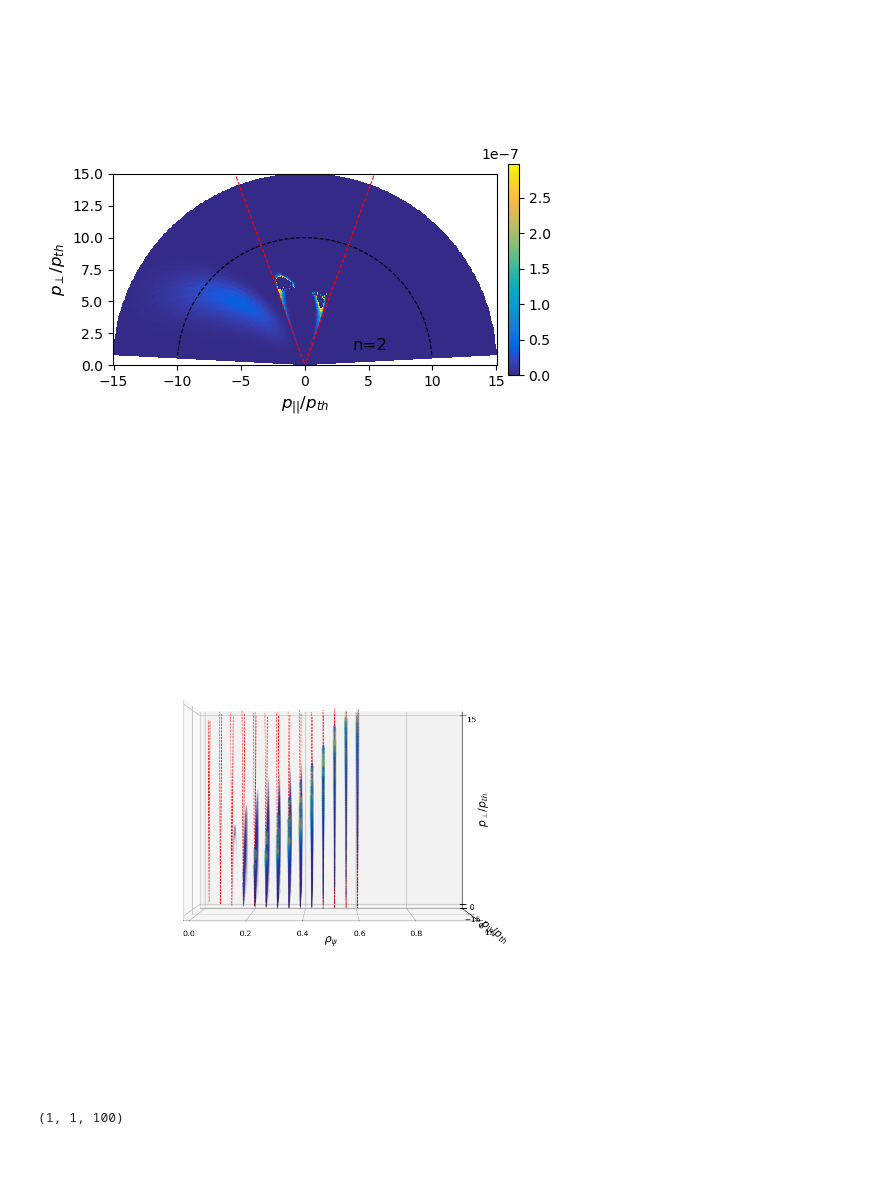
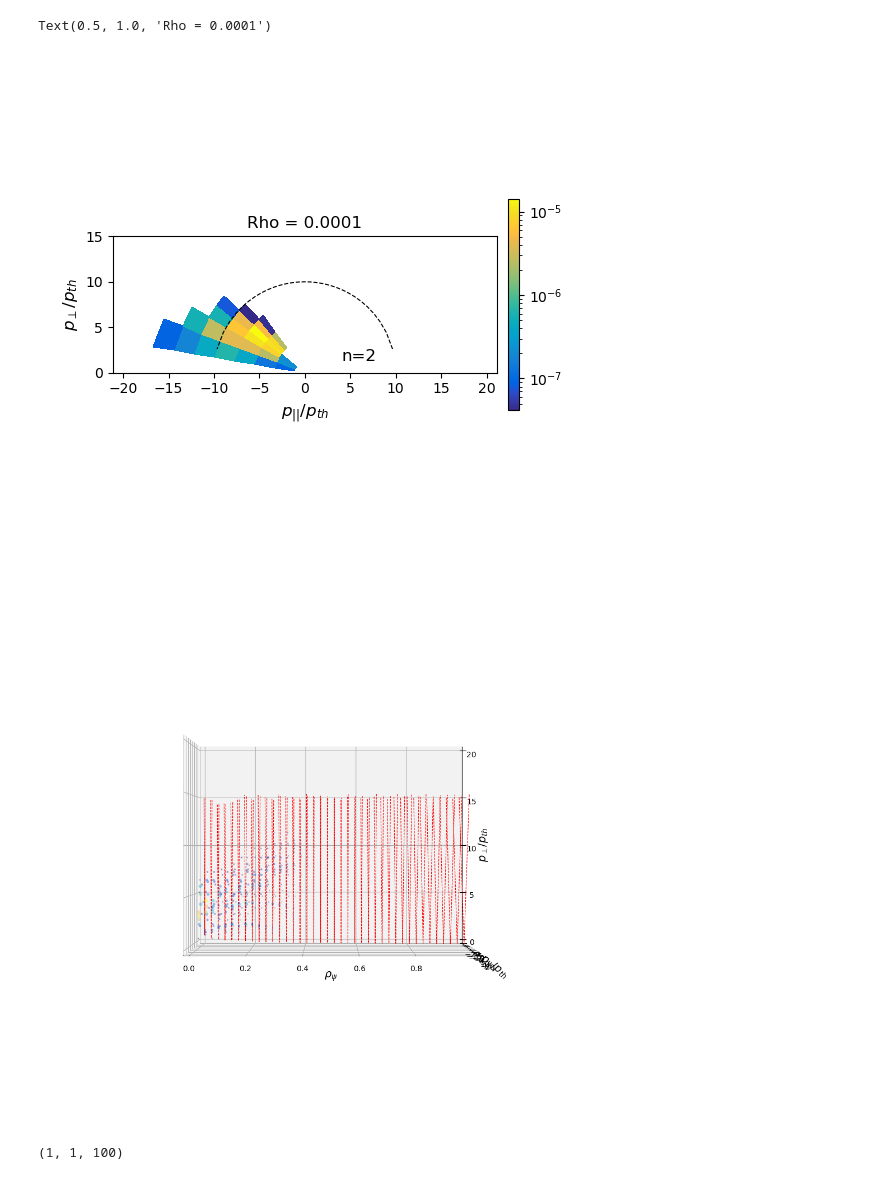
Before and after one commit to EwoutDevlaminck/WKBacca_QL, a Jupyter notebook: Analysis.ipynb, the cells around one changed output. Saved outputs shown, nothing was run; the diff lists cells and outputs as text; code cells hidden in the pictures.

```diff
--- a/Analysis.ipynb
+++ b/Analysis.ipynb
@@ -90,7 +88,7 @@ Ppar, Pper = Pnorm*Ksi0, Pnorm*np.sqrt(1-Ksi0**2)
 
 PPAR = np.tile(Ppar, (len(psi), 1, 1))
 PPER = np.tile(Pper, (len(psi), 1, 1))
-KSI = np.tile(Ksi0, (len(psi), 1, 1))
+KSI0 = np.tile(Ksi0, (len(psi), 1, 1))
 
 RHO = np.tile(np.sqrt(psi.T), (len(p_norm), len(ksi0_h), 1)).T
 
@@ -100,5 +98,5 @@ print(QL_bounce_nofluct.shape)
 print(PPER.shape)
 print(PPAR.shape)
 print(RHO.shape)
-print(KSI.shape)
+print(KSI0.shape)
 # %% [output]
@@ -110,5 +108,5 @@ print(KSI.shape)
 # %%
-QL_bounce_nofluct = QL_bounce_nofluct*(1-KSI**2) # D_rf_pp, DKE 4.298
+QL_bounce_nofluct = QL_bounce_nofluct*(1-KSI0**2) # D_rf_pp, DKE 4.298
 # %%
 Ql_all = QL_bounce_nofluct.flatten()
 plt.figure()
@@ -129,7 +128,7 @@ plt.show()
 max_QL = np.nanmax(QL_bounce_nofluct)
 print(np.where(QL_bounce_nofluct == max_QL))
 QL_bounce_nofluct = np.where(np.isnan(QL_bounce_nofluct), 0, QL_bounce_nofluct)
-QL_bounce_nofluct = np.where(QL_bounce_nofluct > 3e-7, 0, QL_bounce_nofluct)
+#QL_bounce_nofluct = np.where(QL_bounce_nofluct > 4e-4, 0, QL_bounce_nofluct)
 
 print(max_QL)
 # %% [output]
@@ -180,8 +179,8 @@ def Trapping_line(p_par, Trapksi0_h, i_psi):
 plt.figure(figsize=(6, 5))
 ax = plt.subplot(111)
 QL_bounce_nofluct = np.where(QL_bounce_nofluct<Lowerbound, 0, QL_bounce_nofluct)
-i = 7
-fig = ax.pcolormesh(PPAR[i], PPER[i], QL_bounce_nofluct[i], cmap=parula_map)#, vmin=1e-6, vmax=1e-3)#, norm=LogNorm(1e-6, 1e-3))
+i = 00
+fig = ax.pcolormesh(PPAR[i], PPER[i], QL_bounce_nofluct[i], cmap=parula_map, norm=LogNorm())
 #fig = plt.contourf(PPAR[i], PPER[i], QL_bounce[i], cmap=parula_map, norm=LogNorm(),levels=np.logspace(-3, 0, 100))
 colorbar = plt.colorbar(fig, orientation='vertical', pad=.025, shrink=.55)
 #colorbar.set_label(label=r'$D^{EC,0}_{n=2,3}$ [A.U.]', size=10)
@@ -197,8 +196,10 @@ ax.set_ylabel(r'$p_{\perp}/p_{th}$', size=12)
 ax.set_ylim(0, 15)
 #ax.set_xlim(-15, 15)
 ax.set_aspect('equal')
+ax.set_title(f'Rho = {np.sqrt(psi[i])}')
 # %% [output]
+Text(0.5, 1.0, 'Rho = 0.0001')
-[figure, old version]
+[figure, new version]
 # %%
 # 3D plot of the QL_bounce
 
@@ -207,39 +208,39 @@ fig = plt.figure(figsize=(10, 10))
 ax = fig.add_subplot(111, projection='3d')
 
 #ax.scatter(RHO, PPAR, PPER, c=QL_bounce, s=100*QL_bounce**2, alpha=0.5)
-ax.scatter(RHO_present_nofluct[::2], PPAR_present_nofluct[::2], PPER_present_nofluct[::2], c=QL_present_nofluct[::2], cmap=parula_map, s=20*np.sqrt(QL_present_nofluct[::2]), alpha=.05)
+ax.scatter(RHO_present_nofluct[::2], PPAR_present_nofluct[::2], PPER_present_nofluct[::2], c=QL_present_nofluct[::2], cmap=parula_map, s=20*np.sqrt(QL_present_nofluct[::2]), alpha=.3)
 
 # Plot a vertical surface
 """
 rho = RHO[i, 0, 0]
 ax.plot_surface(np.tile(rho, (len(p_norm), len(ksi0_h))).T, PPAR[i], PPER[i], alpha=0.5, color='grey')
 ax.plot([rho, rho], [-16, 16], [-.5, -0.5], color='black', linestyle='dashed', linewidth=1)
 ax.plot([rho, rho], [-16, -16], [-.5, 16], color='black', linestyle='dashed', linewidth=1)
 """
 
 # Plot the trapping line at every rho
 p_par_T = np.linspace(-p_max, p_max, 200)
-for i in range(1, len(psi)):
+for i in range(0, len(psi)):
     p_perp_T = Trapping_line(p_par_T, Trapksi0_h, i)
     # Cut the line short when it would leave the box
     p_perp_T_toplot = p_perp_T[(p_perp_T > 0) & (p_perp_T < 15)]
     p_par_T_toplot = p_par_T[(p_perp_T > 0) & (p_perp_T < 15)]
     ax.plot(np.sqrt(psi[i])*np.ones_like(p_par_T_toplot), p_par_T_toplot, p_perp_T_toplot, color='r', linestyle='--', linewidth=0.8)
 
 ax.set_xlabel(r'$\rho_{\psi}$', fontsize= 14)
 ax.set_ylabel(r'$p_{\||}/p_{th}$' , fontsize= 14)
 ax.set_zlabel(r'$p_{\perp}/p_{th}$', fontsize= 14, rotation=180)
 
 ax.set_xlim([1, 0])
 ax.set_xticks([0.8, 0.6, 0.4, 0.2, 0])
 ax.set_ylim([-p_max, p_max])
-ax.set_yticks([-p_max, 0, p_max])
+ax.set_yticks(np.arange(-p_max, p_max+1, 5))
 ax.set_zlim([0, p_max])
-ax.set_zticks([0, p_max])
+ax.set_zticks(np.arange(0, p_max+1, 5))
 
 ax.view_init(elev=0, azim=90)
 # %% [output]
-[figure, old version]
+[figure, new version]
 # %%
 nperp = np.linspace(0, 1, 100)
 dnperp = np.diff(nperp)[0]
```
Also changed, not shown: parts of 9 cells of this notebook, 20 other files.
